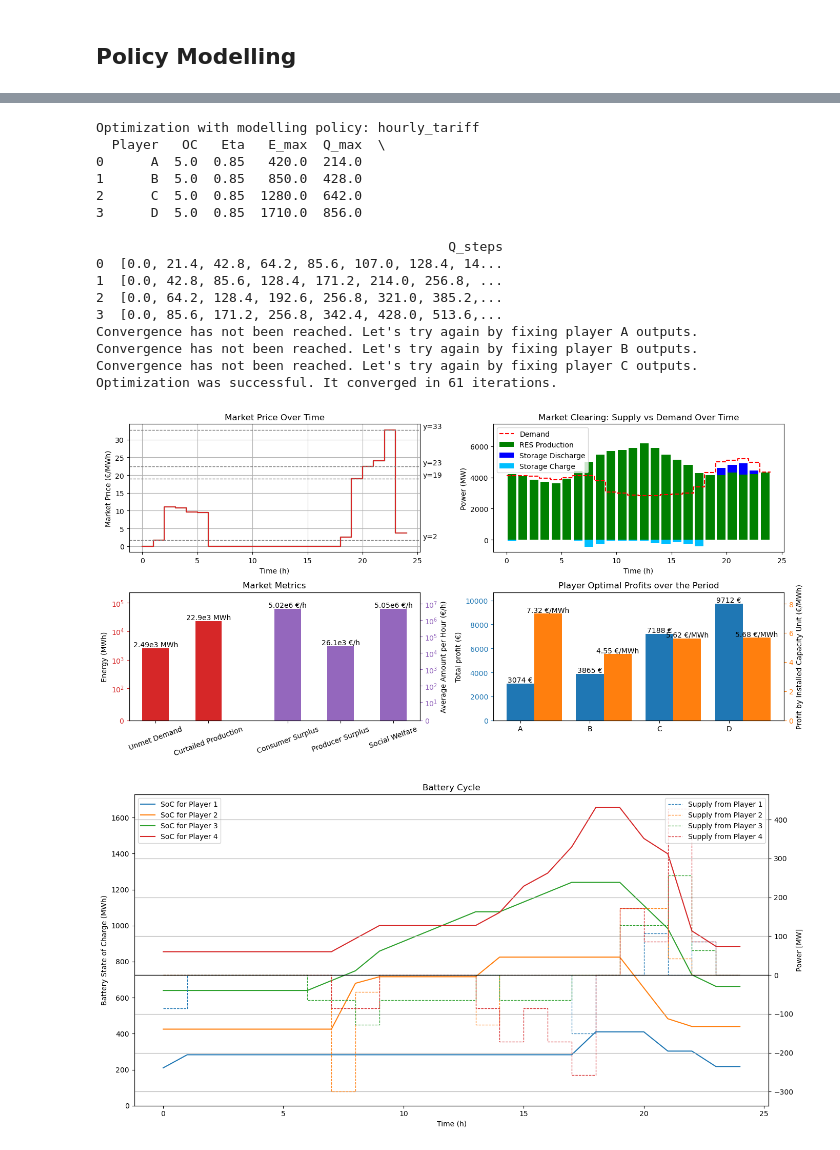
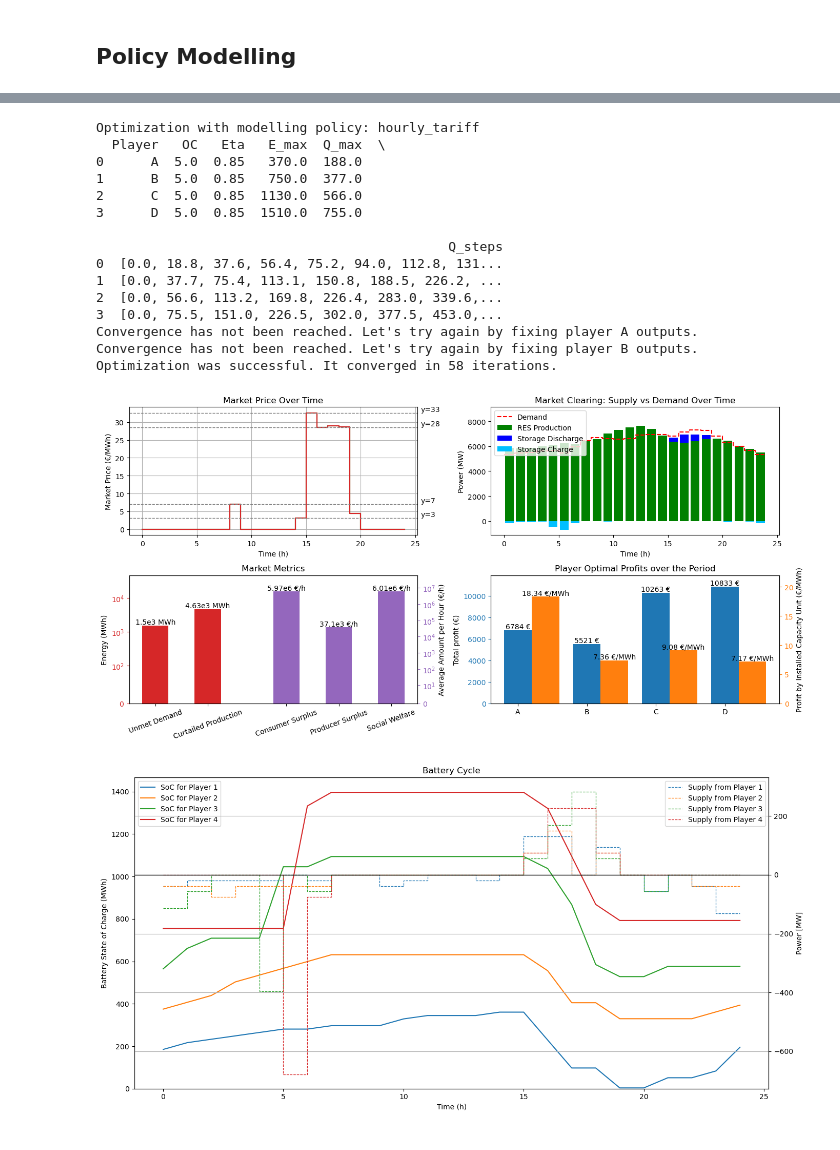
Before and after one commit to s233239/Master-thesis-code, a Jupyter notebook: final version/scenario_results.ipynb, the cells around one changed output, grey strips where cells are left out. Cells and saved outputs as stored; diff of their text form; code cells hidden in the pictures.

Commit message:
Policy modelling
minor modifications for plots

```diff
--- a/final version/scenario_results.ipynb
+++ b/final version/scenario_results.ipynb
@@ -157,7 +161,7 @@ Optimization was successful. It converged in 8 iterations.
 index += 1
 sc = scenarios[index]
 print("Optimization with modelling policy:", sc["name"])
-outputs[sc["name"]] = main(season='LowLoad', n_players=4, policy_type=sc["policy_type"], policy_parameters={k: v for k, v in sc.items() if k != "name" and k != "policy_type"})
+outputs[sc["name"]] = main(policy_type=sc["policy_type"], policy_parameters={k: v for k, v in sc.items() if k != "name" and k != "policy_type"})
 # %% [output]
 Optimization with modelling policy: flat_tariff
   Player   OC   Eta   E_max  Q_max  \
@@ -178,24 +185,23 @@ Optimization was successful. It converged in 8 iterations.
 # %%
 index += 1
 sc = scenarios[index]
 print("Optimization with modelling policy:", sc["name"])
-outputs[sc["name"]] = main(season='LowLoad', n_players=4, policy_type=sc["policy_type"], policy_parameters={k: v for k, v in sc.items() if k != "name" and k != "policy_type"})
+outputs[sc["name"]] = main(policy_type=sc["policy_type"], policy_parameters={k: v for k, v in sc.items() if k != "name" and k != "policy_type"})
 # %% [output]
 Optimization with modelling policy: hourly_tariff
   Player   OC   Eta   E_max  Q_max  \
-0      A  5.0  0.85   420.0  214.0
-1      B  5.0  0.85   850.0  428.0
-2      C  5.0  0.85  1280.0  642.0
-3      D  5.0  0.85  1710.0  856.0
+0      A  5.0  0.85   370.0  188.0
+1      B  5.0  0.85   750.0  377.0
+2      C  5.0  0.85  1130.0  566.0
+3      D  5.0  0.85  1510.0  755.0
 
                                              Q_steps
-0  [0.0, 21.4, 42.8, 64.2, 85.6, 107.0, 128.4, 14...
-1  [0.0, 42.8, 85.6, 128.4, 171.2, 214.0, 256.8, ...
-2  [0.0, 64.2, 128.4, 192.6, 256.8, 321.0, 385.2,...
-3  [0.0, 85.6, 171.2, 256.8, 342.4, 428.0, 513.6,...
+0  [0.0, 18.8, 37.6, 56.4, 75.2, 94.0, 112.8, 131...
+1  [0.0, 37.7, 75.4, 113.1, 150.8, 188.5, 226.2, ...
+2  [0.0, 56.6, 113.2, 169.8, 226.4, 283.0, 339.6,...
+3  [0.0, 75.5, 151.0, 226.5, 302.0, 377.5, 453.0,...
 Convergence has not been reached. Let's try again by fixing player A outputs.
 Convergence has not been reached. Let's try again by fixing player B outputs.
-Convergence has not been reached. Let's try again by fixing player C outputs.
-Optimization was successful. It converged in 61 iterations.
+Optimization was successful. It converged in 58 iterations.
-[figure, old version]
+[figure, new version]
-[figure, old version]
+[figure, new version]
```
Also changed, not shown: parts of 6 cells of this notebook, 1 other file.
